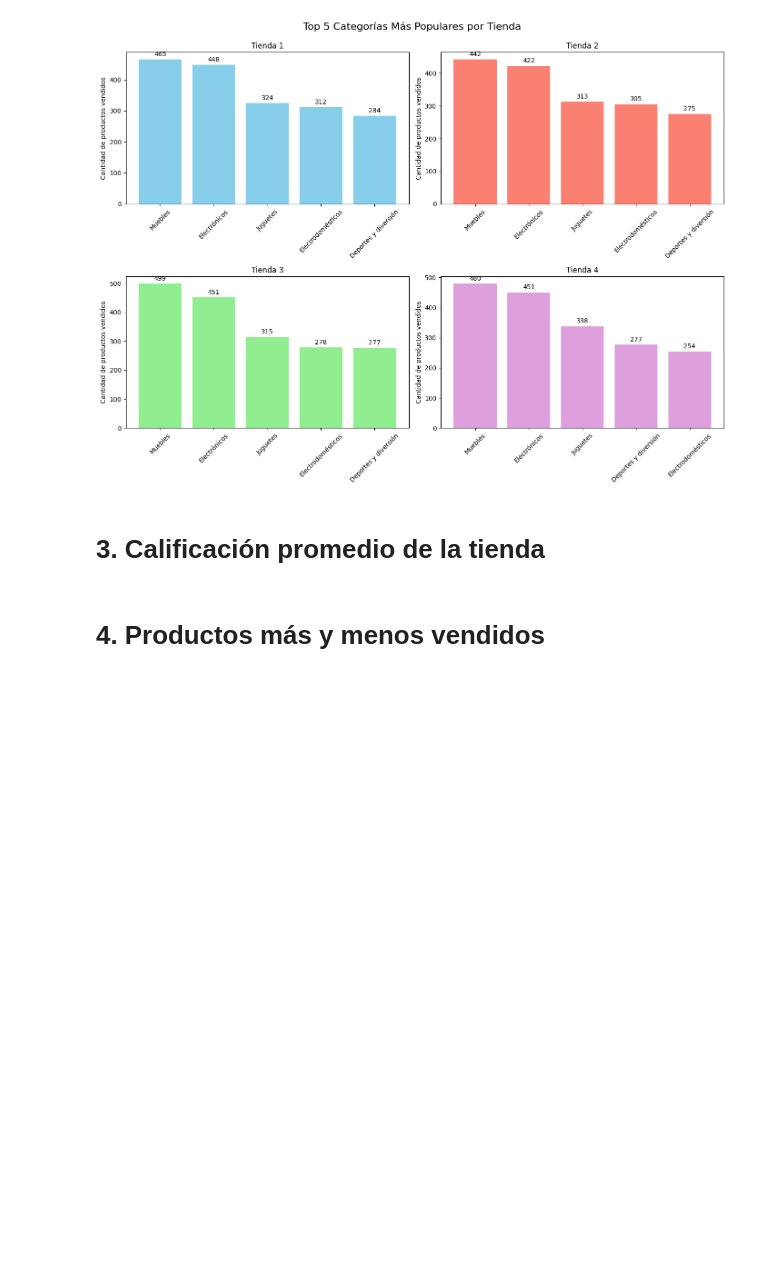
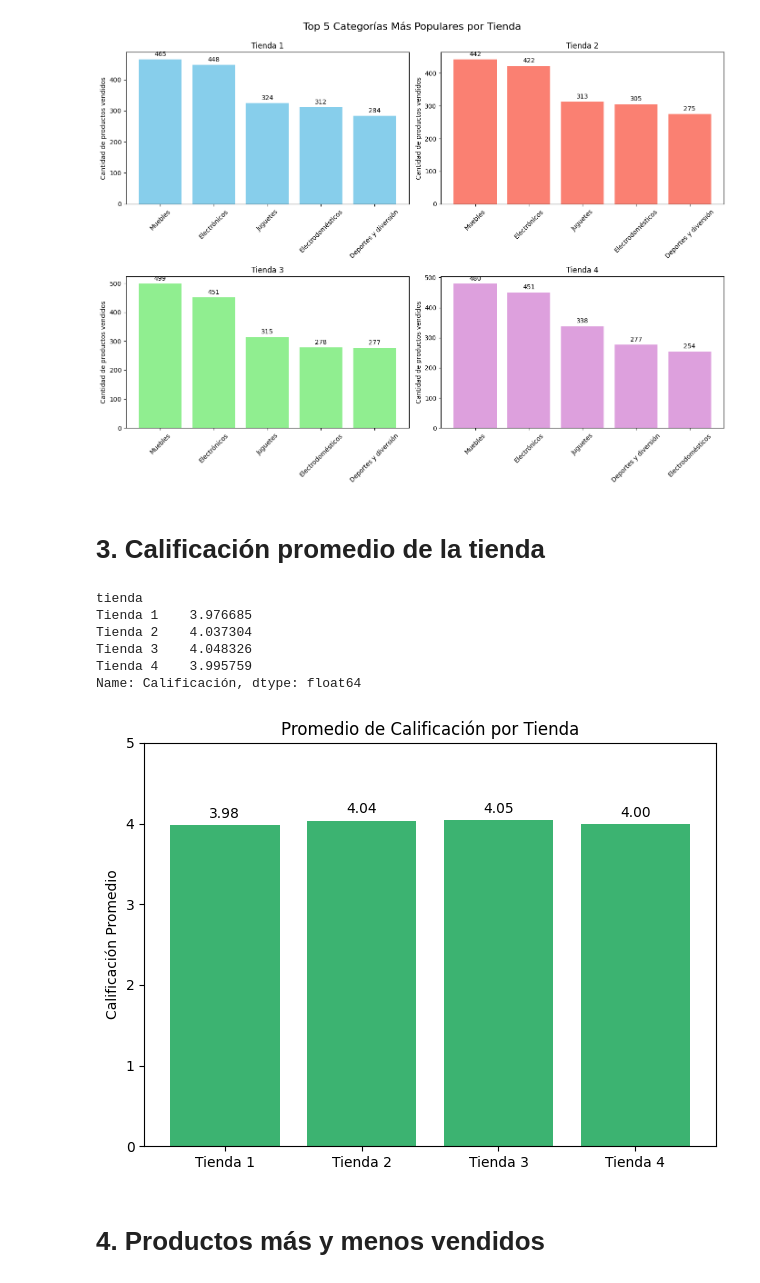
Before and after one commit to DaniBntz/AluraStore, a Jupyter notebook: Challenge_AluraStoreLatam.ipynb, the cells around one changed output. Saved outputs shown, nothing was run; the diff lists cells and outputs as text; code cells hidden in the pictures; blank space fills up the shorter version.

Commit message:
Valoración media por tienda.

```diff
--- a/Challenge_AluraStoreLatam.ipynb
+++ b/Challenge_AluraStoreLatam.ipynb
@@ -224,6 +224,53 @@ plt.show()
 [figure]
 # %% [markdown]
 # 3. Calificación promedio de la tienda
+# %%
+#Ahora, voy con el promedio de valoración de cada tienda.
+
+import pandas as pd
+
+#Lo que sigue es concatenar los Dataframes de cada tienda
+
+df_tiendas = pd.concat([tienda1, tienda2, tienda3, tienda4], ignore_index = True)
+
+#Ahora reviso el promedio de calificacion por tienda
+
+calificacion_promedio = df_tiendas.groupby('tienda')['Calificación'].mean()
+print(calificacion_promedio)
+# %% [output]
+tienda
+Tienda 1    3.976685
+Tienda 2    4.037304
+Tienda 3    4.048326
+Tienda 4    3.995759
+Name: Calificación, dtype: float64
+# %%
+#Ahora, de acuerdo al resultado anterior, paso a graficar
+#los promedios de calificación por tienda.
+
+import matplotlib.pyplot as plt
+
+# Creo la gráfica
+fig, ax = plt.subplots()
+barras = ax.bar(calificacion_promedio.index, calificacion_promedio.values, color='mediumseagreen')
+
+# Añado el título y las etiquetas
+ax.set_title('Promedio de Calificación por Tienda')
+ax.set_ylabel('Calificación Promedio')
+ax.set_ylim(0, 5)
+
+# Mostrar valores sobre de cada barra
+for barra in barras:
+    height = barra.get_height()
+    ax.text(barra.get_x() + barra.get_width() / 2, height + 0.05, f'{height:.2f}',
+            ha='center', va='bottom', fontsize=10)
+
+# Mejorar visualización del eje X
+plt.xticks(rotation=0)
+plt.tight_layout()
+plt.show()
+# %% [output]
+[figure, added]
 # %% [markdown]
 # 4. Productos más y menos vendidos
 # %% [markdown]
```
